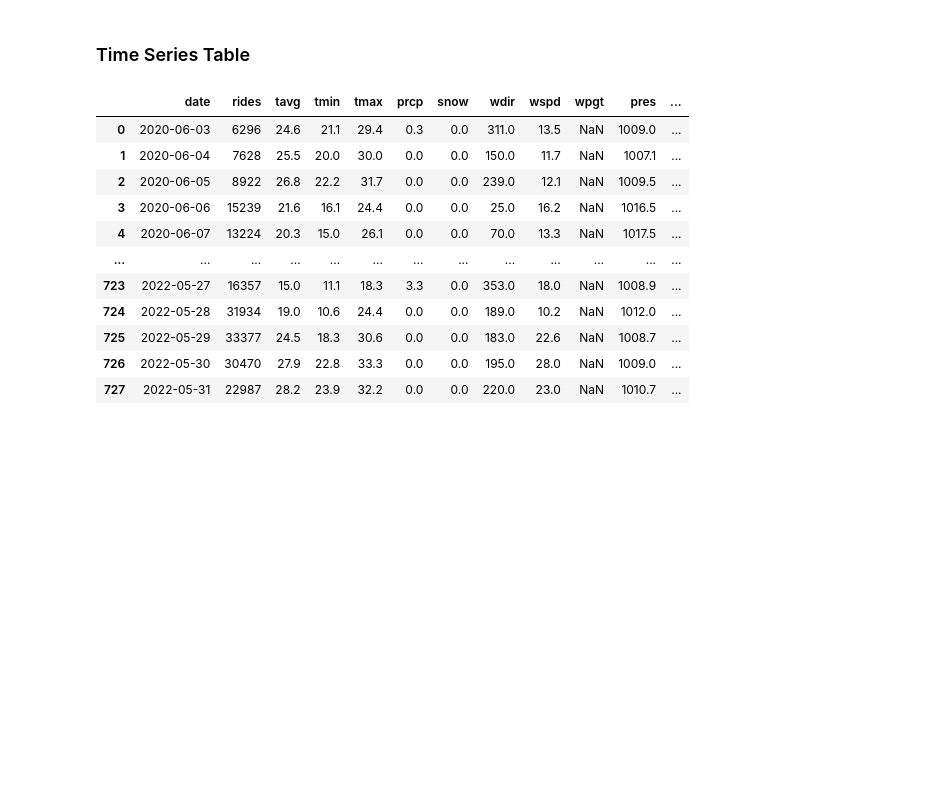
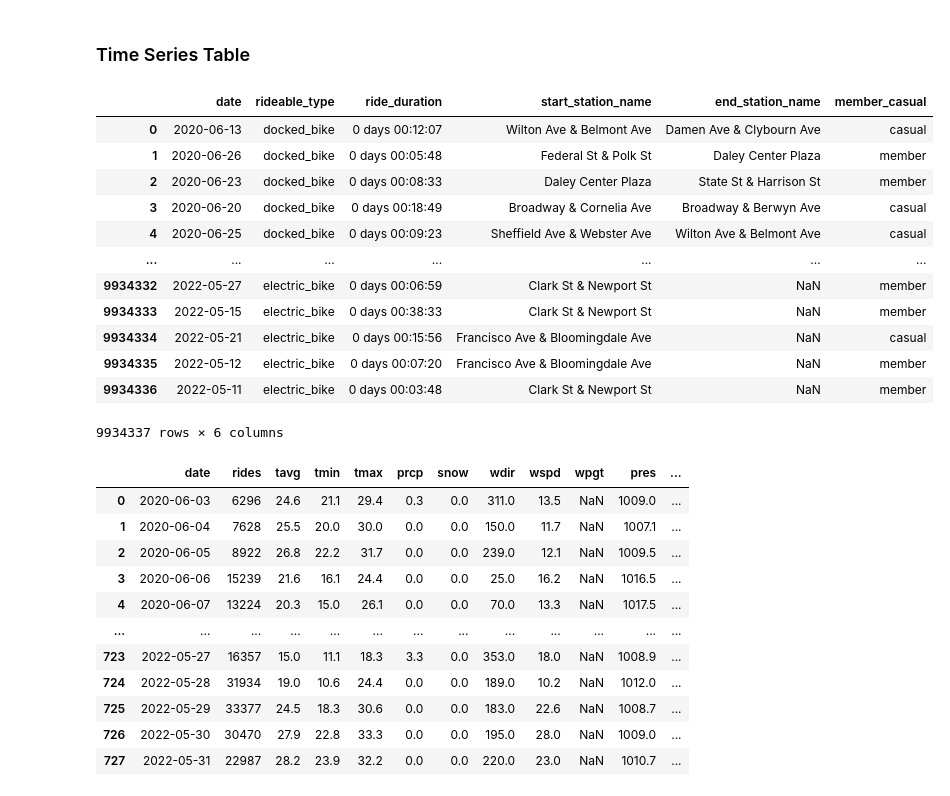
Before and after one commit to OwenBrush/data_analysis_divvy_bike_usage, a Jupyter notebook: data_exploration.ipynb, the cells around one changed output. Drawn from its saved outputs; the diff is of its cells as text; code cells hidden in the pictures; blank space fills up the shorter version.

```diff
--- a/data_exploration.ipynb
+++ b/data_exploration.ipynb
@@ -120,9 +209,25 @@ covid.describe()
 # %% [markdown]
 ### Time Series Table
 # %%
-t_bikes = bikes[['started_at','rideable_type','start_station_name','end_station_name','member_casual']].copy()
-t_bikes.columns = ['date','ride_type','start_station','end_station','membership']
+t_bikes = bikes[['started_at','ride_duration', 'rideable_type','start_station_name','end_station_name','member_casual']].copy()
+t_bikes.rename(columns={'started_at':'date'}, inplace=True)
 t_bikes['date'] = pd.to_datetime(t_bikes['date']).dt.date
+# %%
+t_bikes
+# %% [output]
+|  | date | rideable_type | ride_duration | start_station_name | end_station_name | member_casual |
+| 0 | 2020-06-13 | docked_bike | 0 days 00:12:07 | Wilton Ave & Belmont Ave | Damen Ave & Clybourn Ave | casual |
+| 1 | 2020-06-26 | docked_bike | 0 days 00:05:48 | Federal St & Polk St | Daley Center Plaza | member |
+| 2 | 2020-06-23 | docked_bike | 0 days 00:08:33 | Daley Center Plaza | State St & Harrison St | member |
+| 3 | 2020-06-20 | docked_bike | 0 days 00:18:49 | Broadway & Cornelia Ave | Broadway & Berwyn Ave | casual |
+| 4 | 2020-06-25 | docked_bike | 0 days 00:09:23 | Sheffield Ave & Webster Ave | Wilton Ave & Belmont Ave | casual |
+| ... | ... | ... | ... | ... | ... | ... |
+| 9934332 | 2022-05-27 | electric_bike | 0 days 00:06:59 | Clark St & Newport St | NaN | member |
+| 9934333 | 2022-05-15 | electric_bike | 0 days 00:38:33 | Clark St & Newport St | NaN | member |
+| 9934334 | 2022-05-21 | electric_bike | 0 days 00:15:56 | Francisco Ave & Bloomingdale Ave | NaN | casual |
+| 9934335 | 2022-05-12 | electric_bike | 0 days 00:07:20 | Francisco Ave & Bloomingdale Ave | NaN | member |
+| 9934336 | 2022-05-11 | electric_bike | 0 days 00:03:48 | Clark St & Newport St | NaN | member |
+9934337 rows × 6 columns
 # %%
 rides_per_day = t_bikes.groupby(['date']).size().reset_index()
 rides_per_day['date'] = pd.to_datetime(rides_per_day['date'])
```
Also changed, not shown: parts of 9 cells of this notebook, 2 other files.
